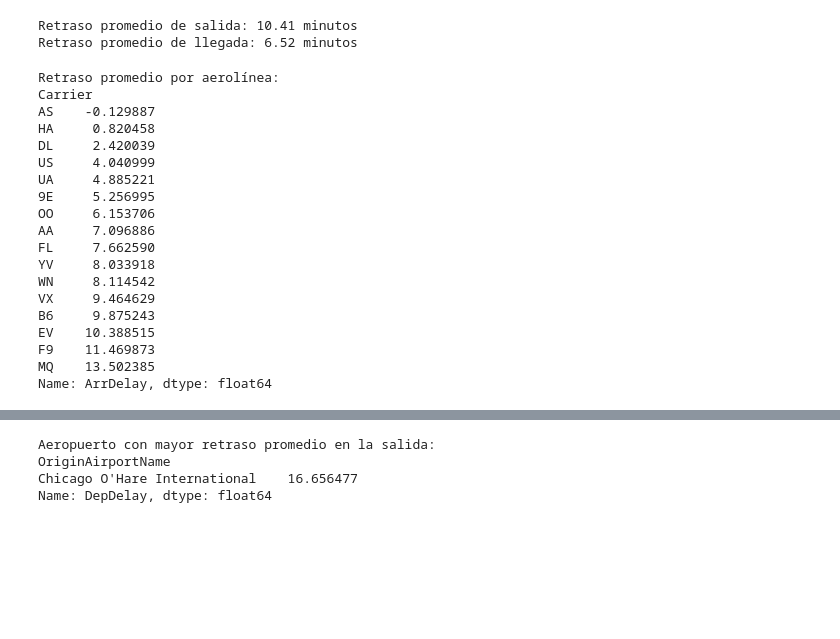
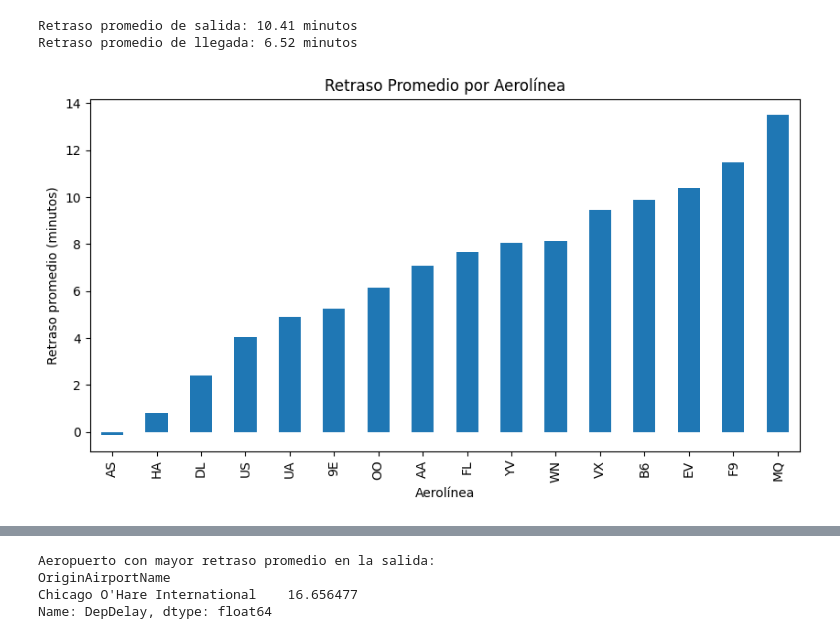
Before and after one commit to Gael-M0/VG2024-2025, a Jupyter notebook: Examen Primer Parcial/Pandas_Flights_Challenge.ipynb, the cells around one changed output, grey strips where cells are left out. Drawn from its saved outputs; the diff is of its cells as text; code cells hidden in the pictures; blank space fills up the shorter version.

```diff
--- a/Examen Primer Parcial/Pandas_Flights_Challenge.ipynb
+++ b/Examen Primer Parcial/Pandas_Flights_Challenge.ipynb
@@ -135,30 +142,16 @@ Retraso promedio de llegada: 6.52 minutos
 # %%
 # ¿Cuál es el retraso promedio por aerolínea?
 # Agrupar por aerolínea y calcular el retraso promedio de llegada
 carrier_arr_delay = df_flights.groupby('Carrier')['ArrDelay'].mean().sort_values()
 
-print("Retraso promedio por aerolínea:")
-print(carrier_arr_delay)
+# gráfico
+carrier_arr_delay.plot(kind='bar', figsize=(10, 5))
+plt.title("Retraso Promedio por Aerolínea")
+plt.xlabel("Aerolínea")
+plt.ylabel("Retraso promedio (minutos)")
+plt.show()
 # %% [output]
-Retraso promedio por aerolínea:
-Carrier
-AS    -0.129887
-HA     0.820458
-DL     2.420039
-US     4.040999
-UA     4.885221
-9E     5.256995
-OO     6.153706
-AA     7.096886
-FL     7.662590
-YV     8.033918
-WN     8.114542
-VX     9.464629
-B6     9.875243
-EV    10.388515
-F9    11.469873
-MQ    13.502385
-Name: ArrDelay, dtype: float64
+[figure, added]
 # %%
 # ¿Existe una diferencia notable en los retrasos de llegada según el día de la semana?
 # Agrupar por día de la semana y calcular el retraso promedio de llegada
```
Also changed, not shown: parts of 5 cells of this notebook.
